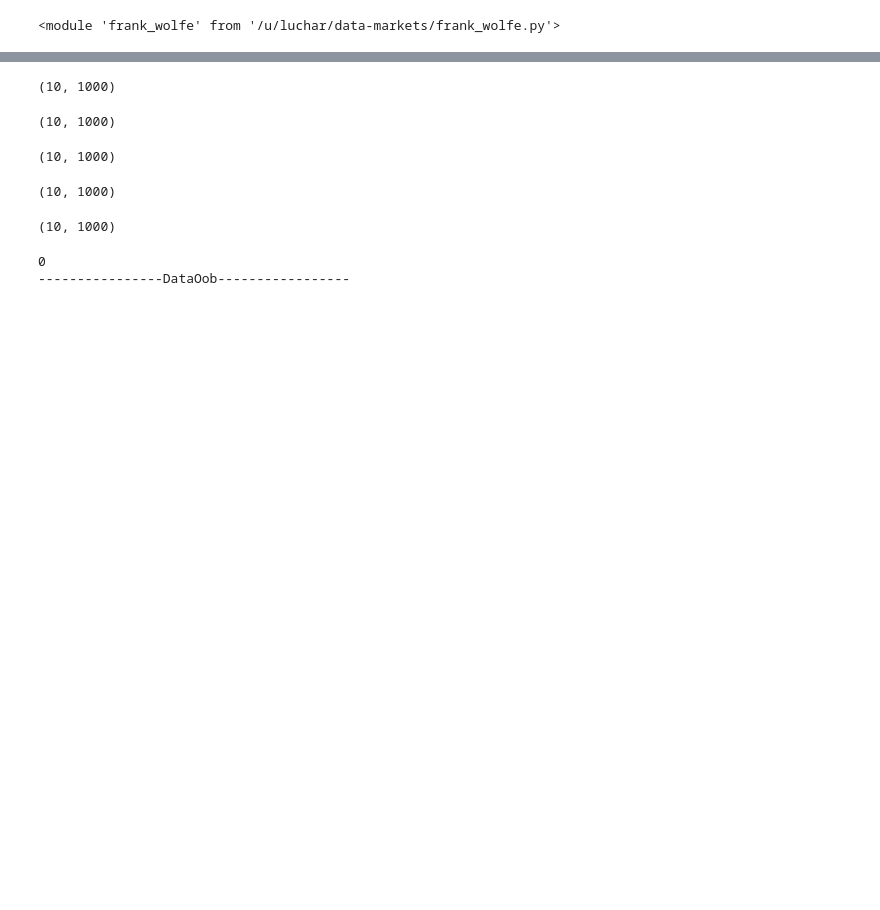
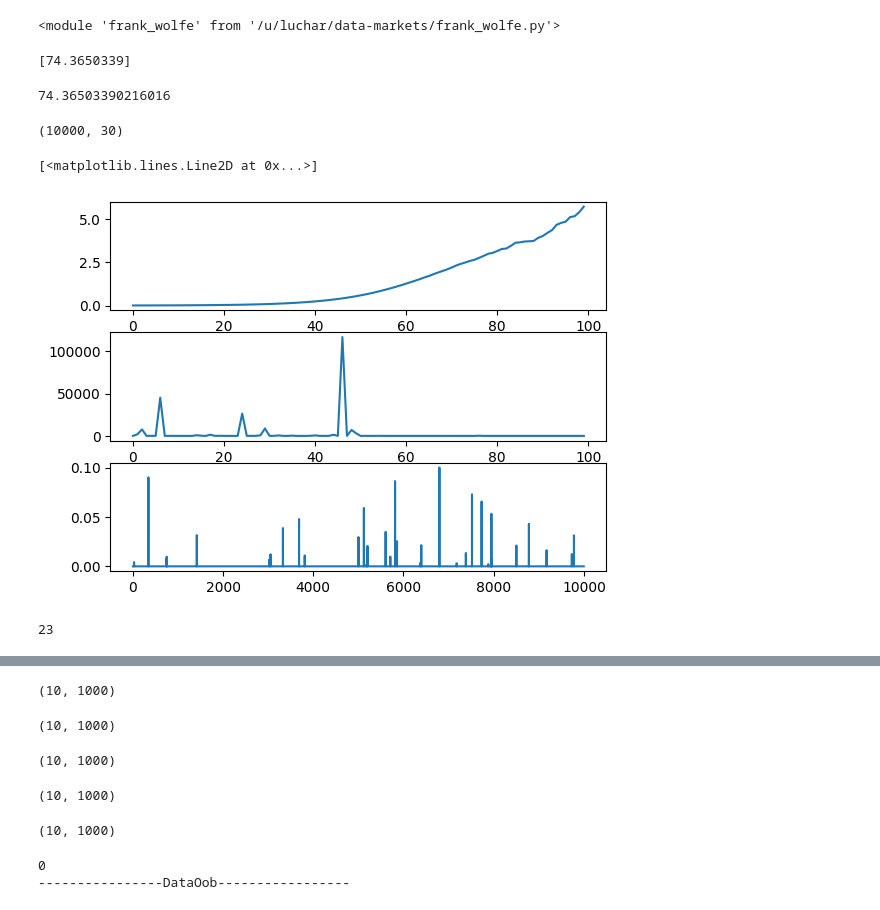
Before and after one commit to clu5/data-acquisition-via-experimental-design, a Jupyter notebook: frank-dim-sellers-low-dim.ipynb, the cells around one changed output, grey strips where cells are left out. Drawn from its saved outputs; the diff is of its cells as text; code cells hidden in the pictures; blank space fills up the shorter version.

Commit message:
line search working

```diff
--- a/frank-dim-sellers-low-dim.ipynb
+++ b/frank-dim-sellers-low-dim.ipynb
@@ -44,0 +54,45 @@ reload(frank_wolfe)
+# %%
+reload(utils)
+
+N = 10000
+D = 30
+x, y, beta = make_regression(
+    n_samples=N,
+    n_features=D,
+    # n_informative=D//2,
+    n_informative=D,
+    n_targets=1,
+    bias=1,
+    noise=0.1,
+    coef=True,
+)
+
+# x, y, beta = utils.get_news_data(num=N, dim=D).values()
+# print(x.shape)
+
+n_buy = 1
+x_buy = x[:n_buy]
+x_sell = x[n_buy:]
+y_buy = x_buy @ beta
+y_sell = y[n_buy:]
+
+
+n_train = 10
+beta_pred = np.linalg.pinv(x_sell[:n_train]).dot(y_sell[:n_train])
+print((x_buy.dot(beta_pred) - y_buy) ** 2)
+evaluate_subset(range(10), x_sell, y_sell, x_buy, y_buy)
+# %% [output]
+[74.3650339]
+74.36503390216016
+# %%
+x.shape
+# %% [output]
+(10000, 30)
+# %%
+reload(main_gaussian)
+results = main_gaussian.design_selection(
+    (x_sell, y_sell),
+    (x_buy, y_buy),
+    num_iters=100,
+    num_select=D,
+)
@@ -44,0 +101,8 @@ reload(frank_wolfe)
+# %%
+fig, ax = plt.subplots(3)
+ax[0].plot(results["losses"].values())
+ax[1].plot(results["errors"].values())
+ax[2].plot(results["weights"])
+# %% [output]
+[<matplotlib.lines.Line2D at 0x...>]
+[figure, added]
@@ -44,0 +116,4 @@ reload(frank_wolfe)
+# %%
+(results["weights"] > 0.01).sum()
+# %% [output]
+23
```
Also changed, not shown: parts of 36 cells of this notebook, 10 other files.
